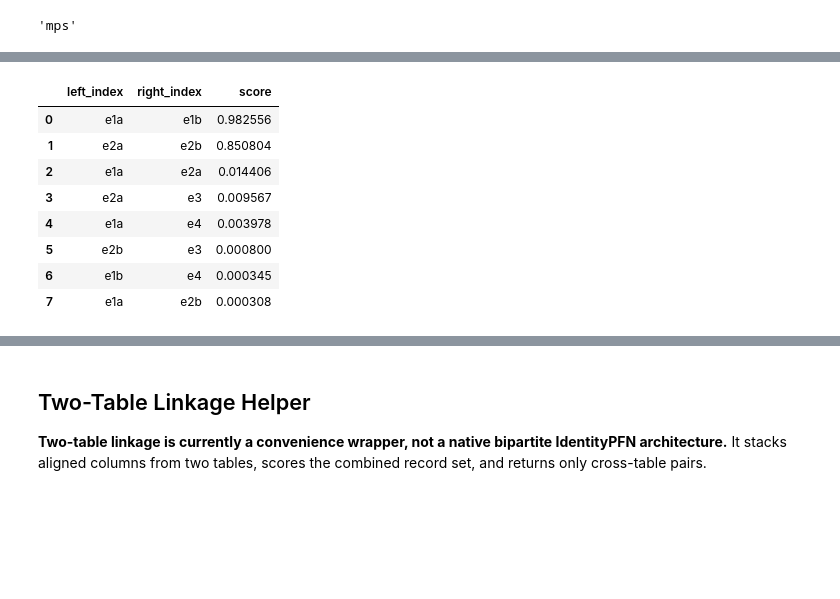
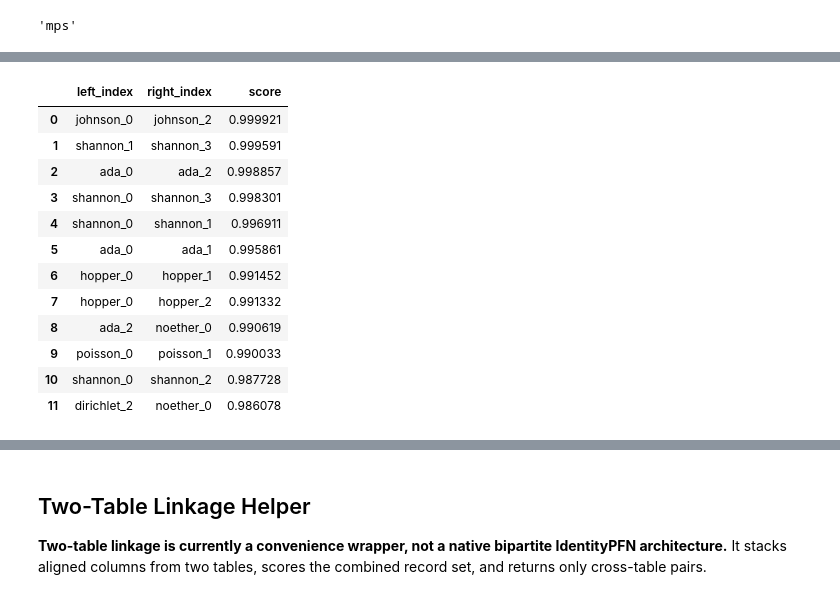
Before and after one commit to AdamSpannbauer/IdentityPFN, a Jupyter notebook: notebooks/demo_zero_shot_linking.ipynb, the cells around one changed output, grey strips where cells are left out. Drawn from its saved outputs; the diff is of its cells as text; code cells hidden in the pictures; blank space fills up the shorter version.

```diff
--- a/notebooks/demo_zero_shot_linking.ipynb
+++ b/notebooks/demo_zero_shot_linking.ipynb
@@ -75,0 +20,3 @@ records
+# %%
+demo_people = pd.read_csv("notebooks/data/demo_people.csv").set_index("record_id")
+demo_people.head()
@@ -134,0 +117,5 @@ fig.tight_layout()
+# %%
+visual_people = demo_people.sort_values(["demo_group", "record_id"])
+visual_records = visual_people.drop(columns=["demo_group"])
+visual_scores = linker.predict_proba(visual_records, field_types="infer", verbose=False)
+visual_records.head()
@@ -135,12 +150,16 @@ fig.tight_layout()
 # %%
-idpfn.top_pairs(scores, k=8)
+idpfn.top_pairs(visual_scores, k=12)
 # %% [output]
 |  | left_index | right_index | score |
-| 0 | e1a | e1b | 0.982556 |
-| 1 | e2a | e2b | 0.850804 |
-| 2 | e1a | e2a | 0.014406 |
-| 3 | e2a | e3 | 0.009567 |
-| 4 | e1a | e4 | 0.003978 |
-| 5 | e2b | e3 | 0.000800 |
-| 6 | e1b | e4 | 0.000345 |
-| 7 | e1a | e2b | 0.000308 |
+| 0 | johnson_0 | johnson_2 | 0.999921 |
+| 1 | shannon_1 | shannon_3 | 0.999591 |
+| 2 | ada_0 | ada_2 | 0.998857 |
+| 3 | shannon_0 | shannon_3 | 0.998301 |
+| 4 | shannon_0 | shannon_1 | 0.996911 |
+| 5 | ada_0 | ada_1 | 0.995861 |
+| 6 | hopper_0 | hopper_1 | 0.991452 |
+| 7 | hopper_0 | hopper_2 | 0.991332 |
+| 8 | ada_2 | noether_0 | 0.990619 |
+| 9 | poisson_0 | poisson_1 | 0.990033 |
+| 10 | shannon_0 | shannon_2 | 0.987728 |
+| 11 | dirichlet_2 | noether_0 | 0.986078 |
```
Also changed, not shown: parts of 23 cells of this notebook, 1 other file.
